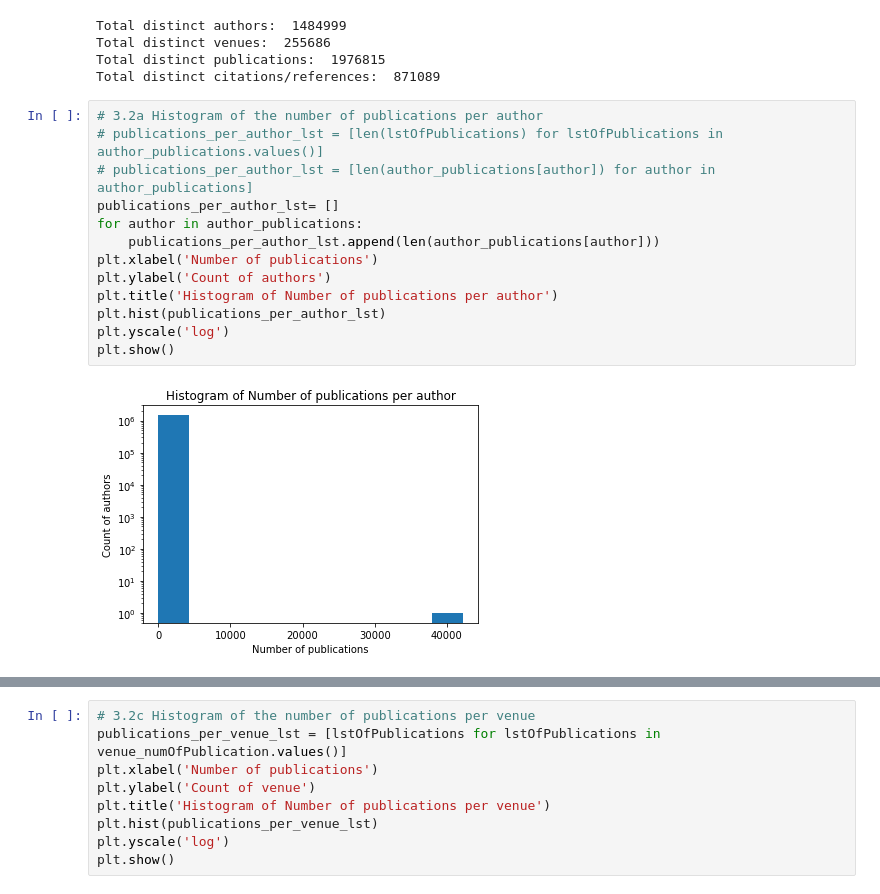
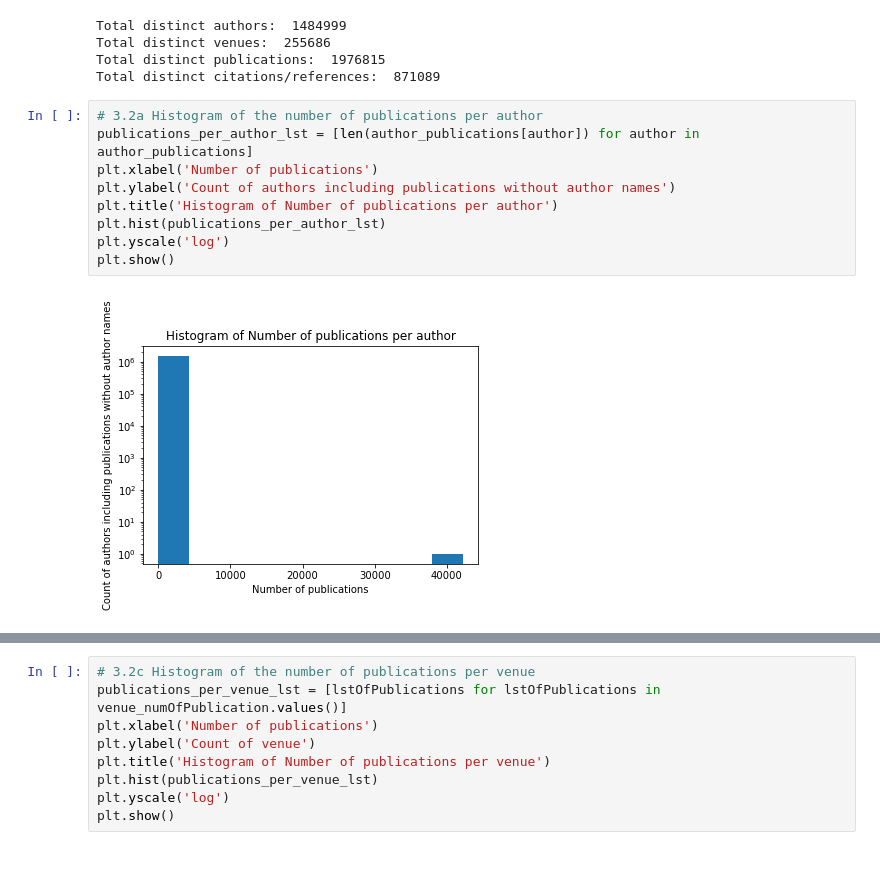
Before and after one commit to kz4/DataMining, a Jupyter notebook: 1Itemsets_Association/3DatasetAnalysis/analysis.ipynb, the cells around one changed output, grey strips where cells are left out. Saved outputs shown, nothing was run; the diff lists cells and outputs as text; blank space fills up the shorter version.

```diff
--- a/1Itemsets_Association/3DatasetAnalysis/analysis.ipynb
+++ b/1Itemsets_Association/3DatasetAnalysis/analysis.ipynb
@@ -148,16 +148,12 @@ Total distinct publications:  1976815
 Total distinct citations/references:  871089
 # %%
 # 3.2a Histogram of the number of publications per author
-# publications_per_author_lst = [len(lstOfPublications) for lstOfPublications in author_publications.values()]
-# publications_per_author_lst = [len(author_publications[author]) for author in author_publications]
-publications_per_author_lst= []
-for author in author_publications:
-    publications_per_author_lst.append(len(author_publications[author]))
+publications_per_author_lst = [len(author_publications[author]) for author in author_publications]
 plt.xlabel('Number of publications')
-plt.ylabel('Count of authors')
+plt.ylabel('Count of authors including publications without author names')
 plt.title('Histogram of Number of publications per author')
 plt.hist(publications_per_author_lst)
 plt.yscale('log')
 plt.show()
 # %% [output]
-[figure, old version]
+[figure, new version]
```
Also changed, not shown: parts of 5 cells of this notebook.
